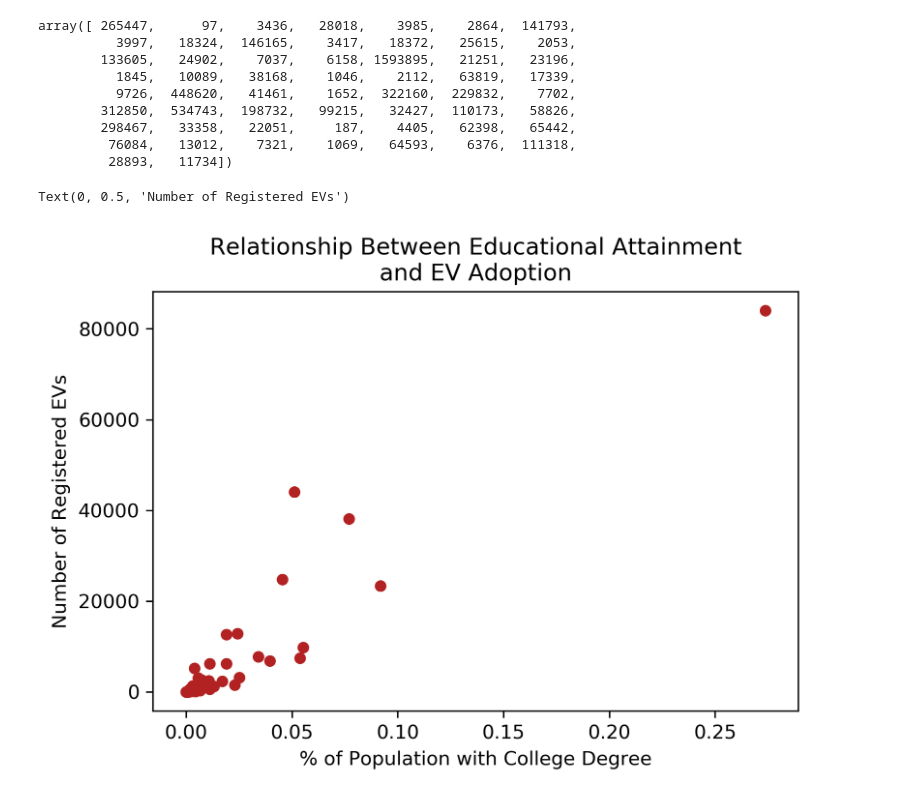
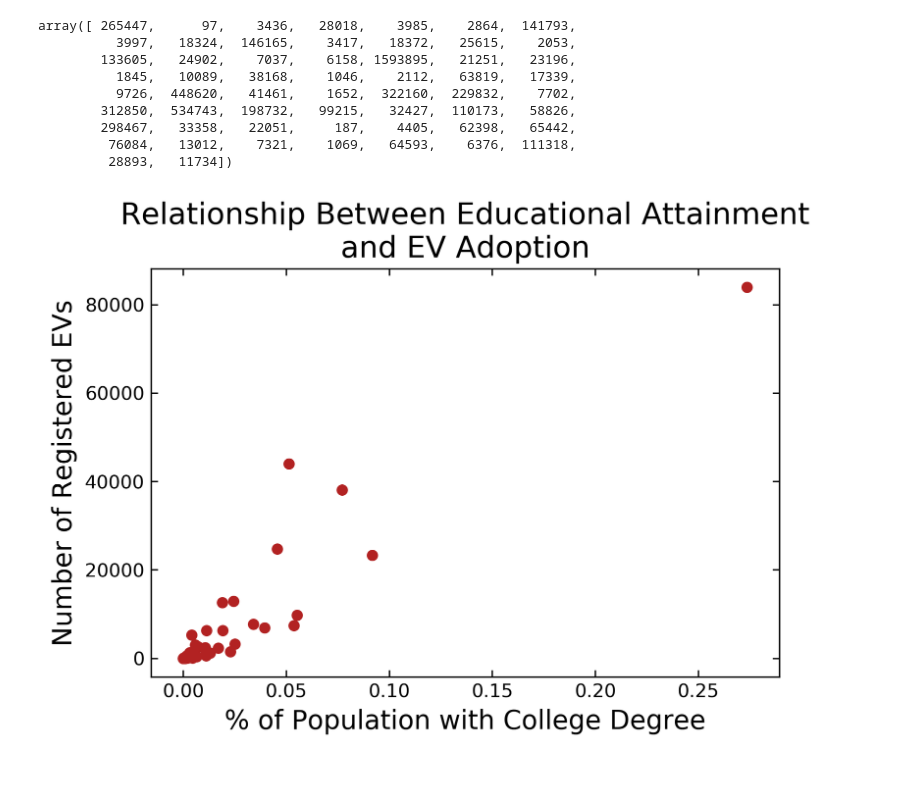
Before and after one commit to samaygarg/evprediction, a Jupyter notebook: proposal_vis.ipynb, the cells around one changed output. Drawn from its saved outputs; the diff is of its cells as text; code cells hidden in the pictures.

Commit message:
fixed proposal  figure

```diff
--- a/proposal_vis.ipynb
+++ b/proposal_vis.ipynb
@@ -265,11 +265,10 @@ pops = pops / pops.sum()
 # %%
 fig, ax = plt.subplots(figsize=(6,4), dpi=300)
 ax.scatter(pops, vehicles, color='firebrick', s=25)
 
 ax.set_title('Relationship Between Educational Attainment\nand EV Adoption', fontsize=16)
 ax.set_xlabel('% of Population with College Degree', fontsize=14)
 ax.set_ylabel('Number of Registered EVs', fontsize=14)
-ax.tick_params(axis='both', direction='in', ax-=)
+ax.tick_params(axis='both', direction='in', left=True, right=True, top=True, bottom=True)
 # %% [output]
-Text(0, 0.5, 'Number of Registered EVs')
-[figure, old version]
+[figure, new version]
```
Also changed, not shown: parts of 2 cells of this notebook, 1 other file.
